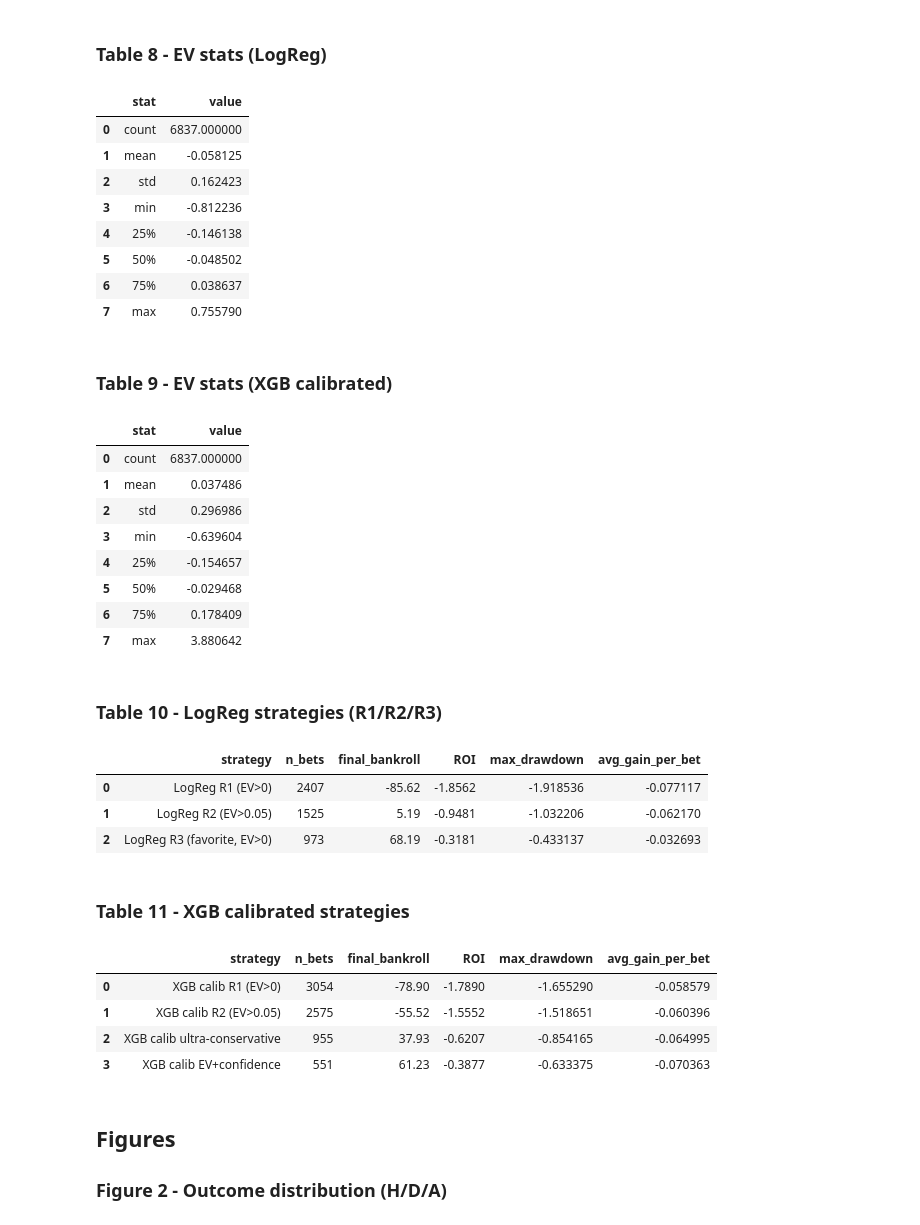
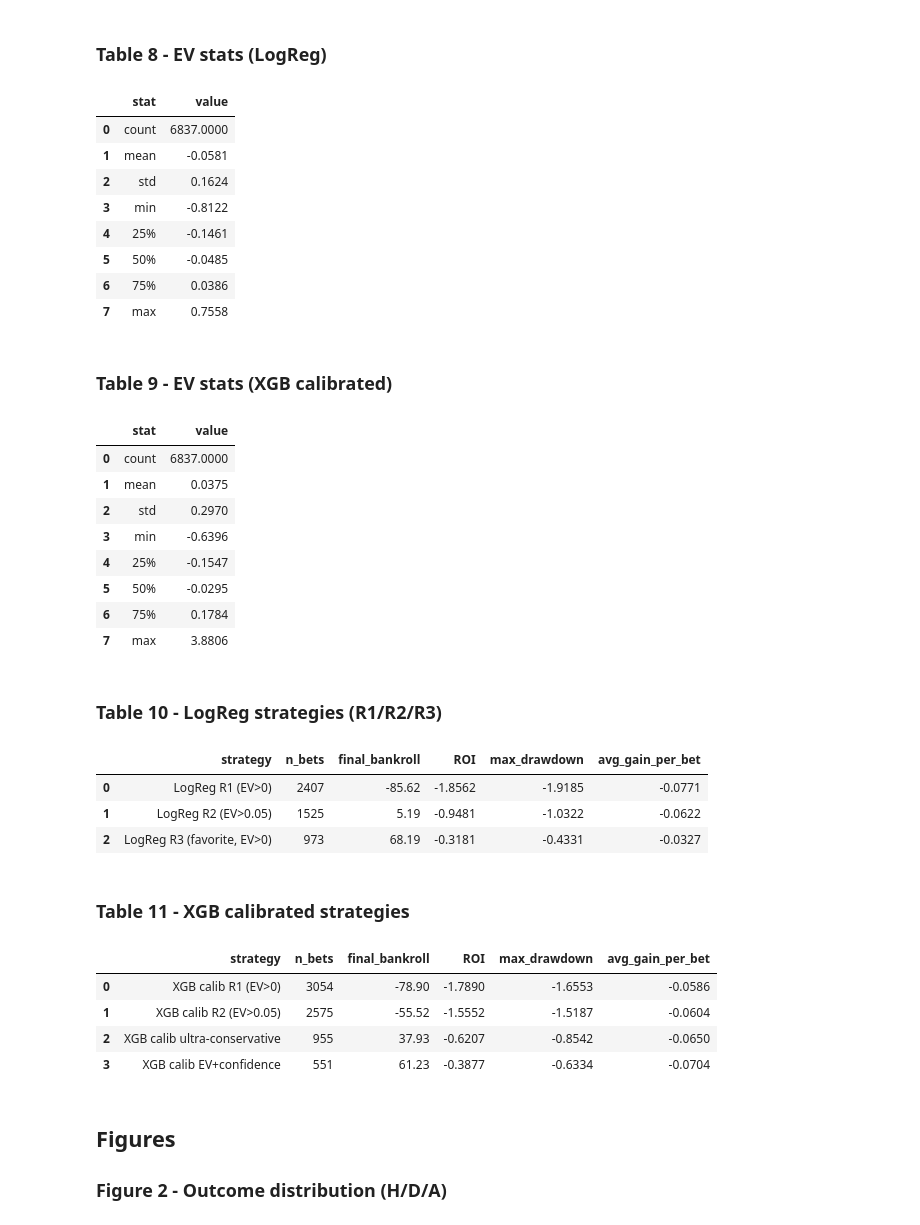
Before and after one commit to aarensberg/Beat-the-Bookmakers-using-Machine-Learning, a Jupyter notebook: analyses.ipynb, the cells around one changed output. Cells and saved outputs as stored; diff of their text form; code cells hidden in the pictures.

```diff
--- a/analyses.ipynb
+++ b/analyses.ipynb
@@ -1670,40 +1670,40 @@ table_xgb_calib
 ### Table 8 - EV stats (LogReg)
 # %%
 # bets = LogReg bets (Phase 5.1)
-ev_desc_logreg = bets["EV"].describe().to_frame(name="value").reset_index()
+ev_desc_logreg = bets["EV"].describe().to_frame(name="value").reset_index().round(4)
 ev_desc_logreg.rename(columns={"index": "stat"}, inplace=True)
 
 ev_desc_logreg.to_csv("results/table_ev_logreg.csv", index=False)
 ev_desc_logreg
 # %% [output]
 |  | stat | value |
-| 0 | count | 6837.000000 |
-| 1 | mean | -0.058125 |
-| 2 | std | 0.162423 |
-| 3 | min | -0.812236 |
-| 4 | 25% | -0.146138 |
-| 5 | 50% | -0.048502 |
-| 6 | 75% | 0.038637 |
-| 7 | max | 0.755790 |
+| 0 | count | 6837.0000 |
+| 1 | mean | -0.0581 |
+| 2 | std | 0.1624 |
+| 3 | min | -0.8122 |
+| 4 | 25% | -0.1461 |
+| 5 | 50% | -0.0485 |
+| 6 | 75% | 0.0386 |
+| 7 | max | 0.7558 |
 # %% [markdown]
 ### Table 9 - EV stats (XGB calibrated)
 # %%
 # bets_xgb = bets from calibrated XGB
-ev_desc_xgb = bets_xgb["EV"].describe().to_frame(name="value").reset_index()
+ev_desc_xgb = bets_xgb["EV"].describe().to_frame(name="value").reset_index().round(4)
 ev_desc_xgb.rename(columns={"index": "stat"}, inplace=True)
 
 ev_desc_xgb.to_csv("results/table_ev_xgb_calibrated.csv", index=False)
 ev_desc_xgb
 # %% [output]
 |  | stat | value |
-| 0 | count | 6837.000000 |
-| 1 | mean | 0.037486 |
-| 2 | std | 0.296986 |
-| 3 | min | -0.639604 |
-| 4 | 25% | -0.154657 |
-| 5 | 50% | -0.029468 |
-| 6 | 75% | 0.178409 |
-| 7 | max | 3.880642 |
+| 0 | count | 6837.0000 |
+| 1 | mean | 0.0375 |
+| 2 | std | 0.2970 |
+| 3 | min | -0.6396 |
+| 4 | 25% | -0.1547 |
+| 5 | 50% | -0.0295 |
+| 6 | 75% | 0.1784 |
+| 7 | max | 3.8806 |
 # %% [markdown]
 ### Table 10 - LogReg strategies (R1/R2/R3)
 # %%
@@ -1726,39 +1726,39 @@ table_strat_logreg = pd.DataFrame([
     bt_to_row("LogReg R1 (EV>0)", bt_R1),
     bt_to_row("LogReg R2 (EV>0.05)", bt_R2),
     bt_to_row("LogReg R3 (favorite, EV>0)", bt_R3),
-])
+]).round(4)
 
 table_strat_logreg.to_csv("results/table_strategies_logreg.csv", index=False)
 table_strat_logreg
 # %% [output]
 |  | strategy | n_bets | final_bankroll | ROI | max_drawdown | avg_gain_per_bet |
-| 0 | LogReg R1 (EV>0) | 2407 | -85.62 | -1.8562 | -1.918536 | -0.077117 |
-| 1 | LogReg R2 (EV>0.05) | 1525 | 5.19 | -0.9481 | -1.032206 | -0.062170 |
-| 2 | LogReg R3 (favorite, EV>0) | 973 | 68.19 | -0.3181 | -0.433137 | -0.032693 |
+| 0 | LogReg R1 (EV>0) | 2407 | -85.62 | -1.8562 | -1.9185 | -0.0771 |
+| 1 | LogReg R2 (EV>0.05) | 1525 | 5.19 | -0.9481 | -1.0322 | -0.0622 |
+| 2 | LogReg R3 (favorite, EV>0) | 973 | 68.19 | -0.3181 | -0.4331 | -0.0327 |
 # %% [markdown]
 ### Table 11 - XGB calibrated strategies
 # %%
 # Reuse bets_ultra, bets_conf_sel (or recompute with chosen filters)
 bt_R1_xgb = backtest_flat_stake(value_R1_xgb, stake=1.0, initial_bankroll=100.0)
 bt_R2_xgb = backtest_flat_stake(value_R2_xgb, stake=1.0, initial_bankroll=100.0)
 bt_ultra = backtest_flat_stake(bets_ultra, stake=1.0, initial_bankroll=100.0)
 bt_conf = backtest_flat_stake(bets_conf_sel, stake=1.0, initial_bankroll=100.0)
 
 table_strat_xgb = pd.DataFrame([
     bt_to_row("XGB calib R1 (EV>0)", bt_R1_xgb),
     bt_to_row("XGB calib R2 (EV>0.05)", bt_R2_xgb),
     bt_to_row("XGB calib ultra-conservative", bt_ultra),
     bt_to_row("XGB calib EV+confidence", bt_conf),
-])
+]).round(4)
 
 table_strat_xgb.to_csv("results/table_strategies_xgb_calibrated.csv", index=False)
 table_strat_xgb
 # %% [output]
 |  | strategy | n_bets | final_bankroll | ROI | max_drawdown | avg_gain_per_bet |
-| 0 | XGB calib R1 (EV>0) | 3054 | -78.90 | -1.7890 | -1.655290 | -0.058579 |
-| 1 | XGB calib R2 (EV>0.05) | 2575 | -55.52 | -1.5552 | -1.518651 | -0.060396 |
-| 2 | XGB calib ultra-conservative | 955 | 37.93 | -0.6207 | -0.854165 | -0.064995 |
-| 3 | XGB calib EV+confidence | 551 | 61.23 | -0.3877 | -0.633375 | -0.070363 |
+| 0 | XGB calib R1 (EV>0) | 3054 | -78.90 | -1.7890 | -1.6553 | -0.0586 |
+| 1 | XGB calib R2 (EV>0.05) | 2575 | -55.52 | -1.5552 | -1.5187 | -0.0604 |
+| 2 | XGB calib ultra-conservative | 955 | 37.93 | -0.6207 | -0.8542 | -0.0650 |
+| 3 | XGB calib EV+confidence | 551 | 61.23 | -0.3877 | -0.6334 | -0.0704 |
 # %% [markdown]
 ## Figures
 
```
Also changed, not shown: parts of 3 cells of this notebook, 11 other files.
